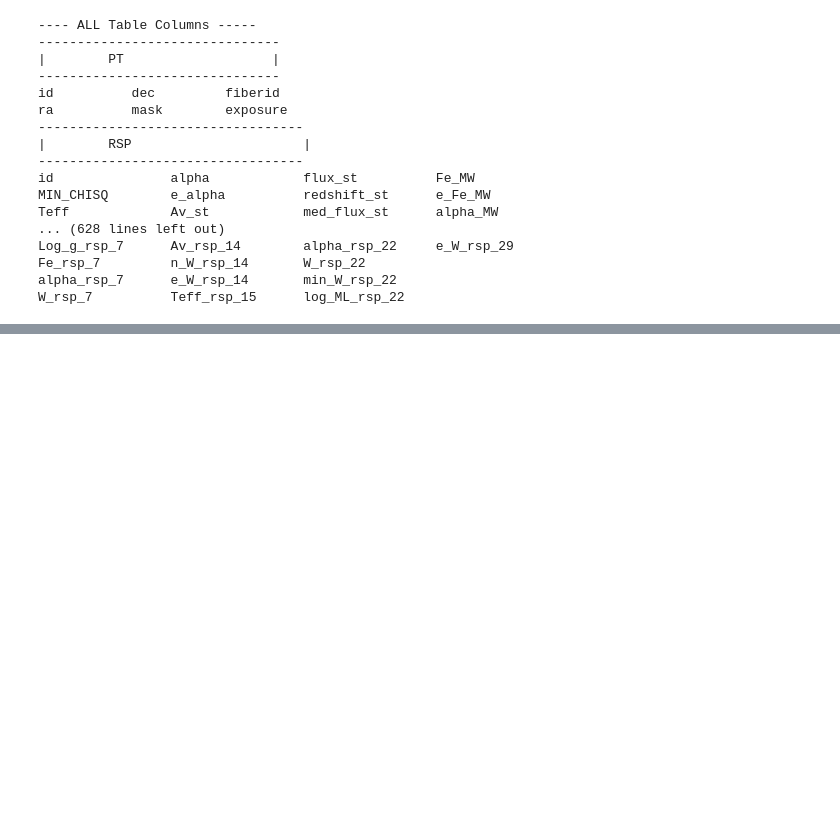
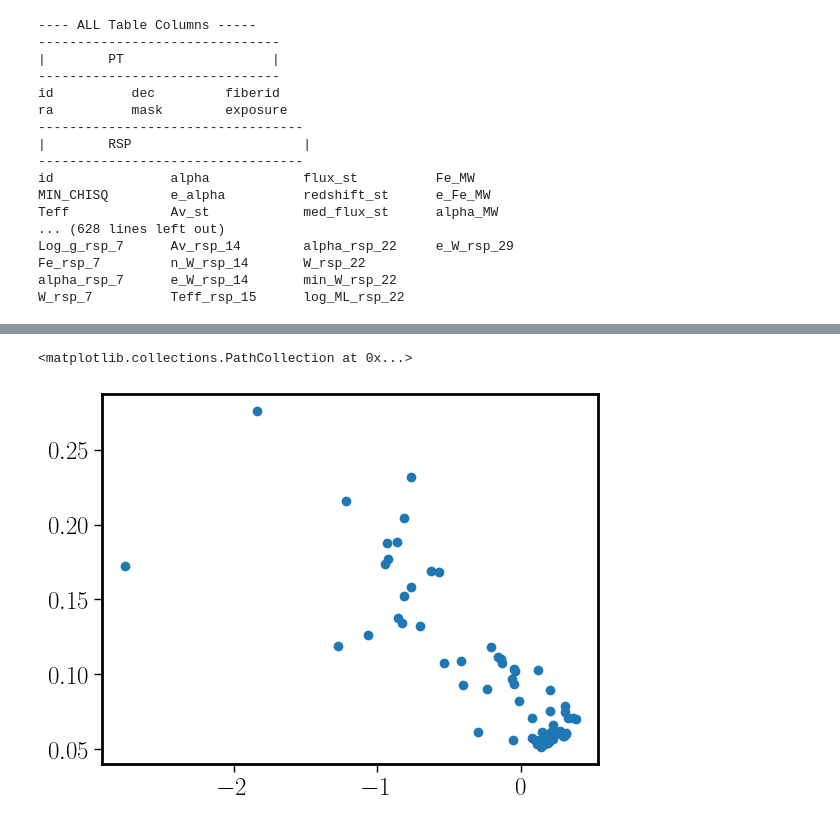
Before and after one commit to sdss/lvmdap, a Jupyter notebook: notebooks/lvm-dap-conf-out/read_DAP_output.ipynb, the cells around one changed output, grey strips where cells are left out. Cells and saved outputs as stored; diff of their text form; code cells hidden in the pictures; blank space fills up the shorter version.

```diff
--- a/notebooks/lvm-dap-conf-out/read_DAP_output.ipynb
+++ b/notebooks/lvm-dap-conf-out/read_DAP_output.ipynb
@@ -559,0 +581,5 @@ plt.scatter(tab_DAP['Teff'],tab_DAP['Log_g'])
+# %%
+plt.scatter(tab_DAP['Fe'],tab_DAP['alpha'])
+# %% [output]
+<matplotlib.collections.PathCollection at 0x...>
+[figure, added]
```
Also changed, not shown: parts of 12 cells of this notebook, 3 other files.
